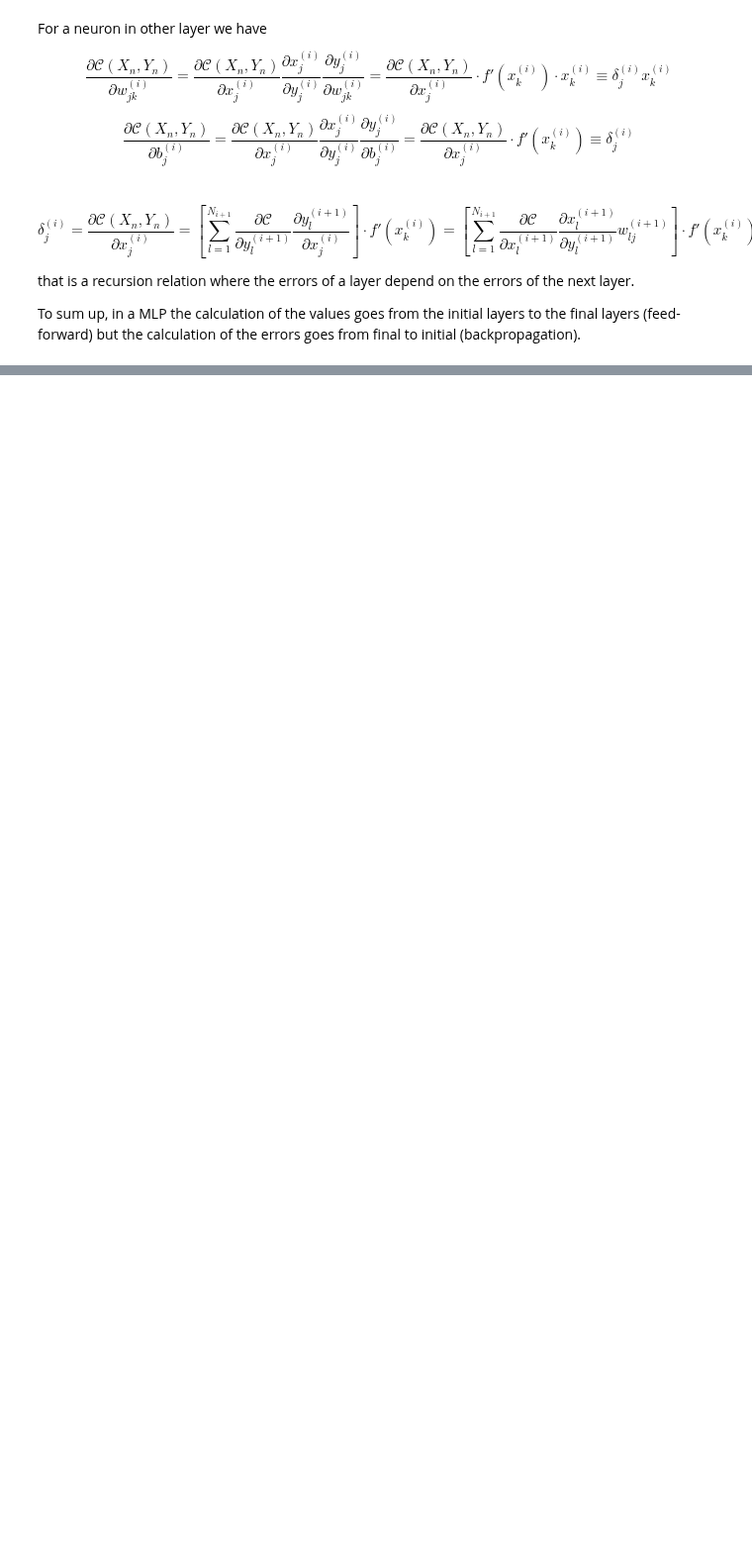
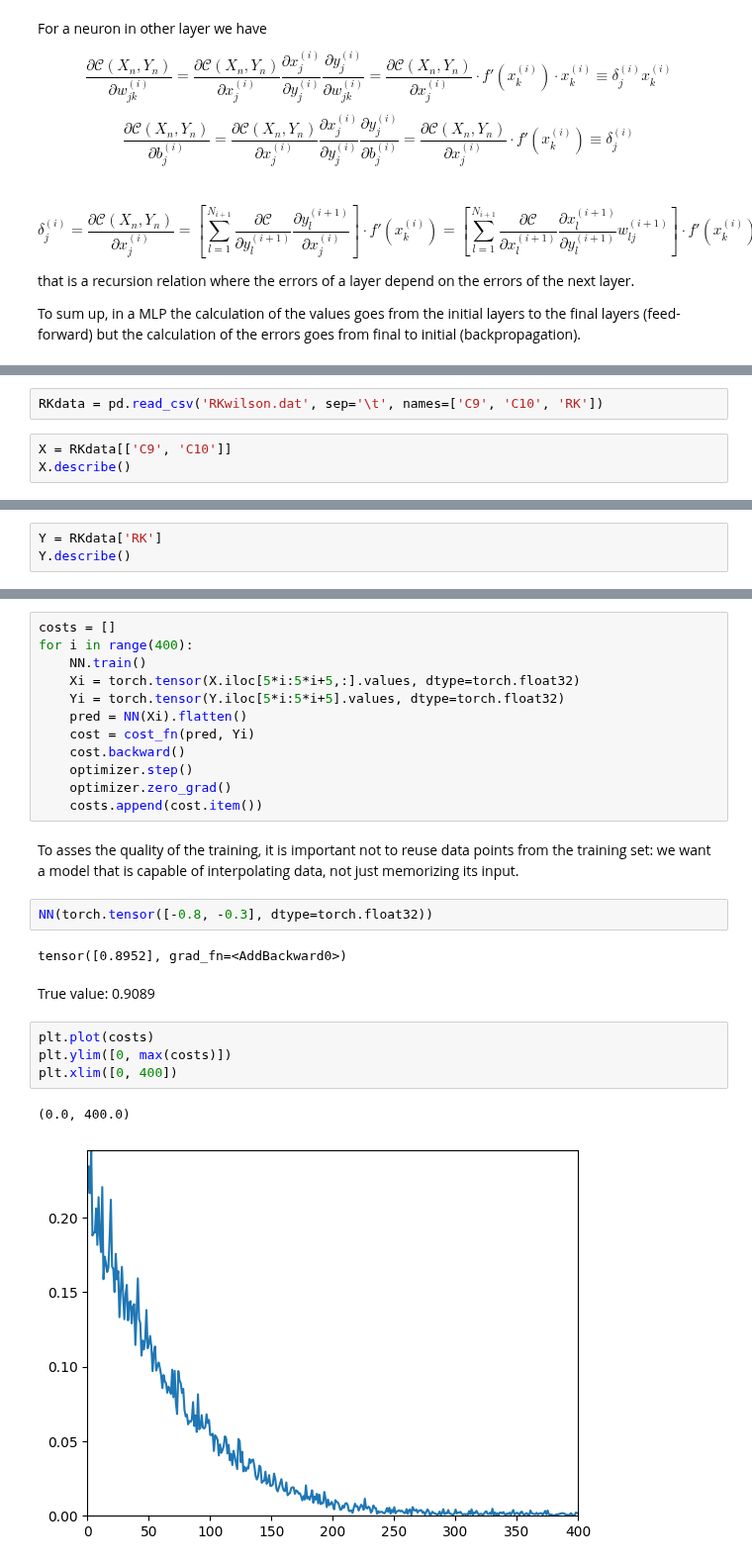
Before and after one commit to Jorge-Alda/TFM_AlejandroMir, a Jupyter notebook: Lecciones/06.ipynb, the cells around one changed output, grey strips where cells are left out. Shown at 99% size. Drawn from its saved outputs; the diff is of its cells as text; blank space fills up the shorter version.

Commit message:
Intro to PyTorch

```diff
--- a/Lecciones/06.ipynb
+++ b/Lecciones/06.ipynb
@@ -99,0 +249,5 @@ To sum up, in a MLP the calculation of the values goes from the initial layers t
+# %%
+RKdata = pd.read_csv('RKwilson.dat', sep='\t', names=['C9', 'C10', 'RK'])
+# %%
+X = RKdata[['C9', 'C10']]
+X.describe()
@@ -99,0 +264,3 @@ To sum up, in a MLP the calculation of the values goes from the initial layers t
+# %%
+Y = RKdata['RK']
+Y.describe()
@@ -99,0 +279,27 @@ To sum up, in a MLP the calculation of the values goes from the initial layers t
+# %%
+costs = []
+for i in range(400):
+    NN.train()
+    Xi = torch.tensor(X.iloc[5*i:5*i+5,:].values, dtype=torch.float32)
+    Yi = torch.tensor(Y.iloc[5*i:5*i+5].values, dtype=torch.float32)
+    pred = NN(Xi).flatten()
+    cost = cost_fn(pred, Yi)
+    cost.backward()
+    optimizer.step()
+    optimizer.zero_grad()
+    costs.append(cost.item())
+# %% [markdown]
+To asses the quality of the training, it is important not to reuse data points from the training set: we want a model that is capable of interpolating data, not just memorizing its input.
+# %%
+NN(torch.tensor([-0.8, -0.3], dtype=torch.float32))
+# %% [output]
+tensor([0.8952], grad_fn=<AddBackward0>)
+# %% [markdown]
+True value: 0.9089
+# %%
+plt.plot(costs)
+plt.ylim([0, max(costs)])
+plt.xlim([0, 400])
+# %% [output]
+(0.0, 400.0)
+[figure, added]
```
Also changed, not shown: parts of 23 cells of this notebook, 1 other file.
